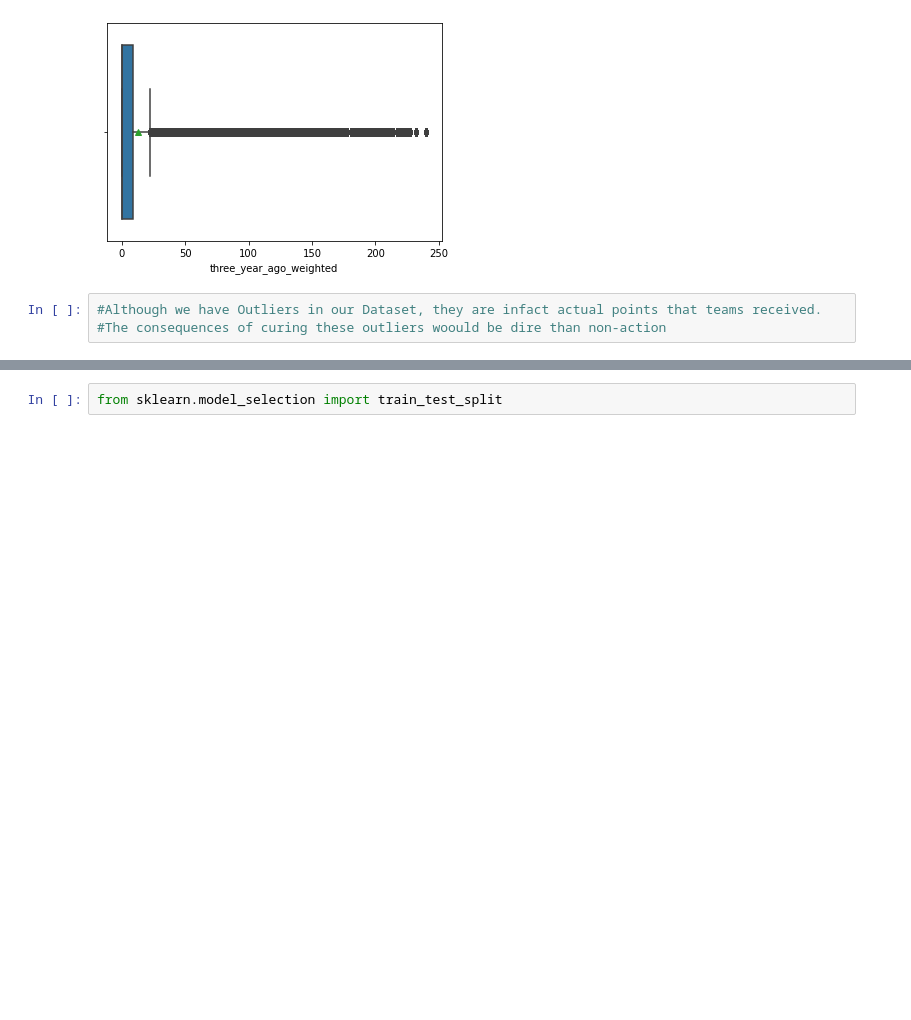
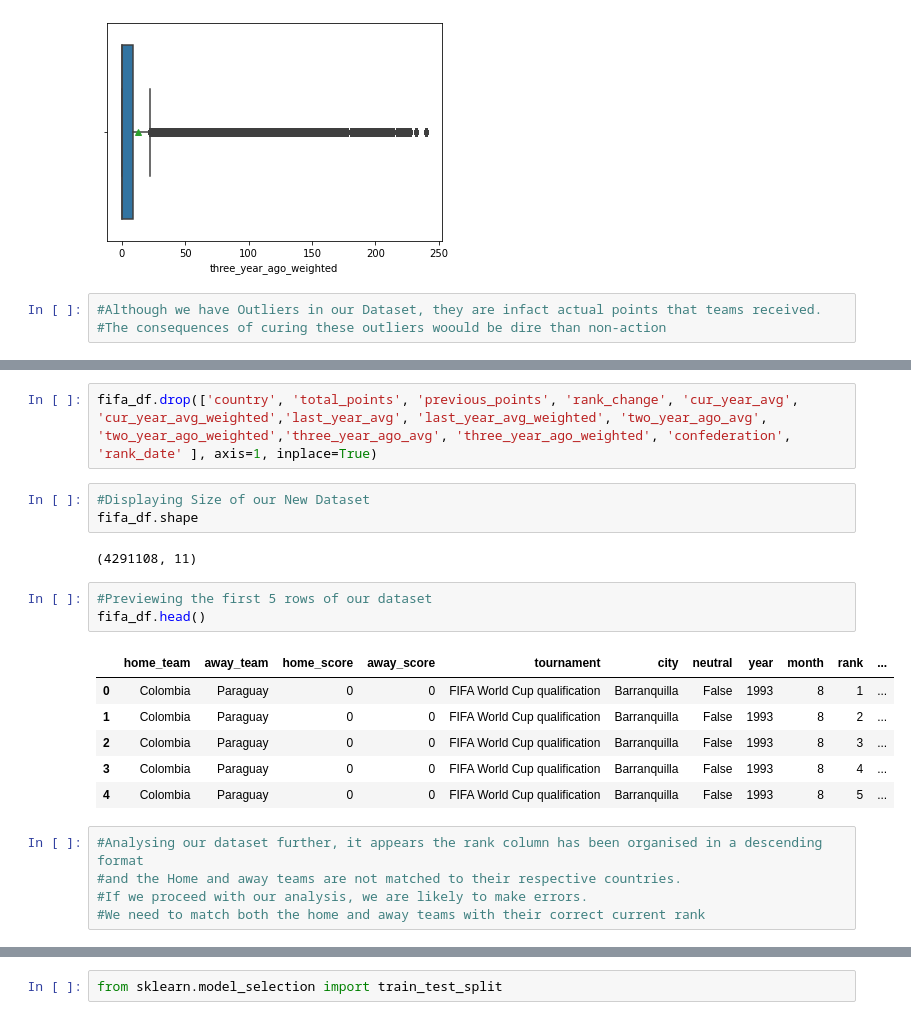
Before and after one commit to Obreintelly/Mchezo_Pesa_Football_Prediction_Analysis, a Jupyter notebook: Mchezo_Pesa_Football_Results_Prediction.ipynb, the cells around one changed output, grey strips where cells are left out. Drawn from its saved outputs; the diff is of its cells as text; blank space fills up the shorter version.

```diff
--- a/Mchezo_Pesa_Football_Results_Prediction.ipynb
+++ b/Mchezo_Pesa_Football_Results_Prediction.ipynb
@@ -357,0 +371,22 @@ bplot =sns.boxplot(fifa_df.three_year_ago_weighted, showmeans=True)
+# %%
+fifa_df.drop(['country', 'total_points', 'previous_points', 'rank_change', 'cur_year_avg', 'cur_year_avg_weighted','last_year_avg', 'last_year_avg_weighted', 'two_year_ago_avg', 'two_year_ago_weighted','three_year_ago_avg', 'three_year_ago_weighted', 'confederation', 'rank_date' ], axis=1, inplace=True)
+# %%
+#Displaying Size of our New Dataset
+fifa_df.shape
+# %% [output]
+(4291108, 11)
+# %%
+#Previewing the first 5 rows of our dataset
+fifa_df.head()
+# %% [output]
+|  | home_team | away_team | home_score | away_score | tournament | city | neutral | year | month | rank | ... |
+| 0 | Colombia | Paraguay | 0 | 0 | FIFA World Cup qualification | Barranquilla | False | 1993 | 8 | 1 | ... |
+| 1 | Colombia | Paraguay | 0 | 0 | FIFA World Cup qualification | Barranquilla | False | 1993 | 8 | 2 | ... |
+| 2 | Colombia | Paraguay | 0 | 0 | FIFA World Cup qualification | Barranquilla | False | 1993 | 8 | 3 | ... |
+| 3 | Colombia | Paraguay | 0 | 0 | FIFA World Cup qualification | Barranquilla | False | 1993 | 8 | 4 | ... |
+| 4 | Colombia | Paraguay | 0 | 0 | FIFA World Cup qualification | Barranquilla | False | 1993 | 8 | 5 | ... |
+# %%
+#Analysing our dataset further, it appears the rank column has been organised in a descending format
+#and the Home and away teams are not matched to their respective countries.
+#If we proceed with our analysis, we are likely to make errors.
+#We need to match both the home and away teams with their correct current rank
```
Also changed, not shown: parts of 29 cells of this notebook.
